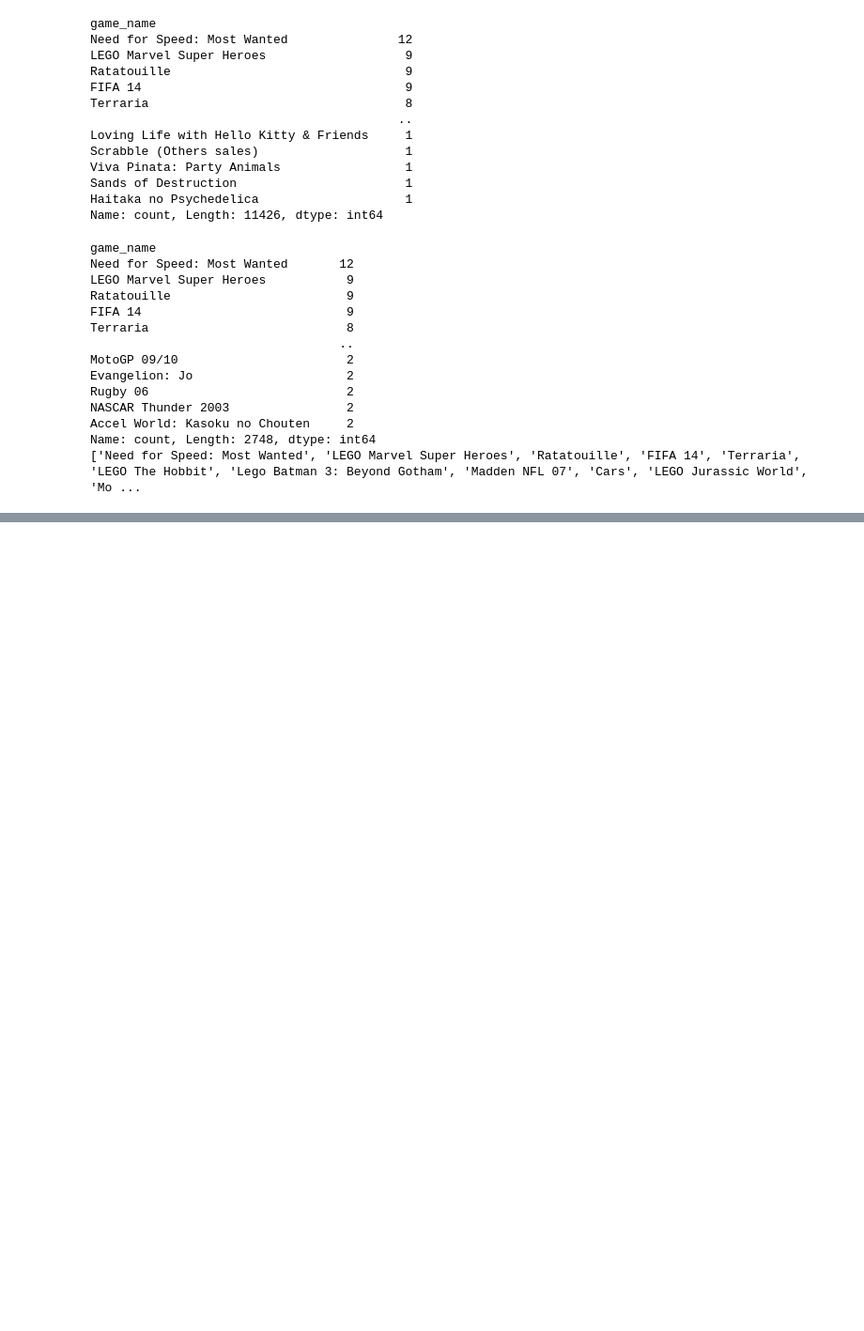
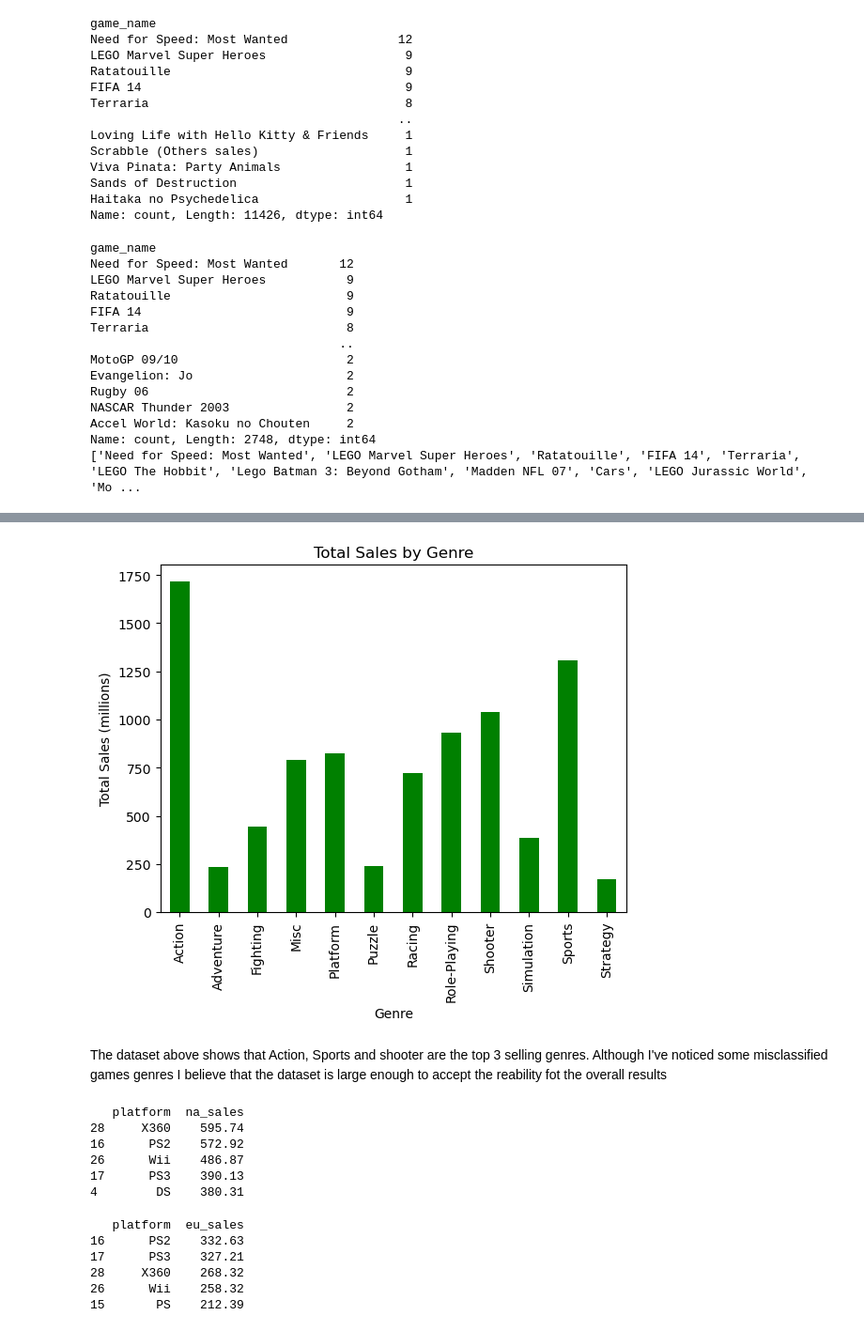
Before and after one commit to BrutusGentil/video_game_market_analysis, a Jupyter notebook: analysis.ipynb, the cells around one changed output, grey strips where cells are left out. Shown at 94% size. Saved outputs shown, nothing was run; the diff lists cells and outputs as text; code cells hidden in the pictures; blank space fills up the shorter version.

```diff
--- a/analysis.ipynb
+++ b/analysis.ipynb
@@ -624,0 +705,3 @@ memory usage: 48.0+ KB
+# %%
+df_genre = df_games.groupby('genre')['total_sales'].sum().reset_index() # calculating total sales by genre to analyze the popularity and sales performance of different game genres
+print(df_genre.sort_values('total_sales', ascending=False))
@@ -624,0 +722,27 @@ memory usage: 48.0+ KB
+# %%
+df_genre.plot(x='genre', y='total_sales', kind='bar', title='Total Sales by Genre', xlabel='Genre', ylabel='Total Sales (millions)', legend=False, color='green') # creating a bar plot to visualize total sales by genre to analyze sales performance of different game genres
+plt.show()
+# %% [output]
+[figure, added]
+# %% [markdown]
+The dataset above shows that Action, Sports and shooter are the top 3 selling genres. Although I've noticed some misclassified games genres I believe that the dataset is large enough to accept the reability fot the overall results
+# %%
+na_sales = df_games.groupby('platform')['na_sales'].sum().reset_index() # calculating total sales in North America by platform to analyze regional sales trends
+print(na_sales.sort_values('na_sales', ascending=False).head(5))
+# %% [output]
+   platform  na_sales
+28     X360    595.74
+16      PS2    572.92
+26      Wii    486.87
+17      PS3    390.13
+4        DS    380.31
+# %%
+eu_sales = df_games.groupby('platform')['eu_sales'].sum().reset_index() # calculating total sales in Europe by platform to analyze regional sales trends
+print(eu_sales.sort_values('eu_sales', ascending=False).head(5))
+# %% [output]
+   platform  eu_sales
+16      PS2    332.63
+17      PS3    327.21
+28     X360    268.32
+26      Wii    258.32
+15       PS    212.39
```
Also changed, not shown: parts of 20 cells of this notebook.
